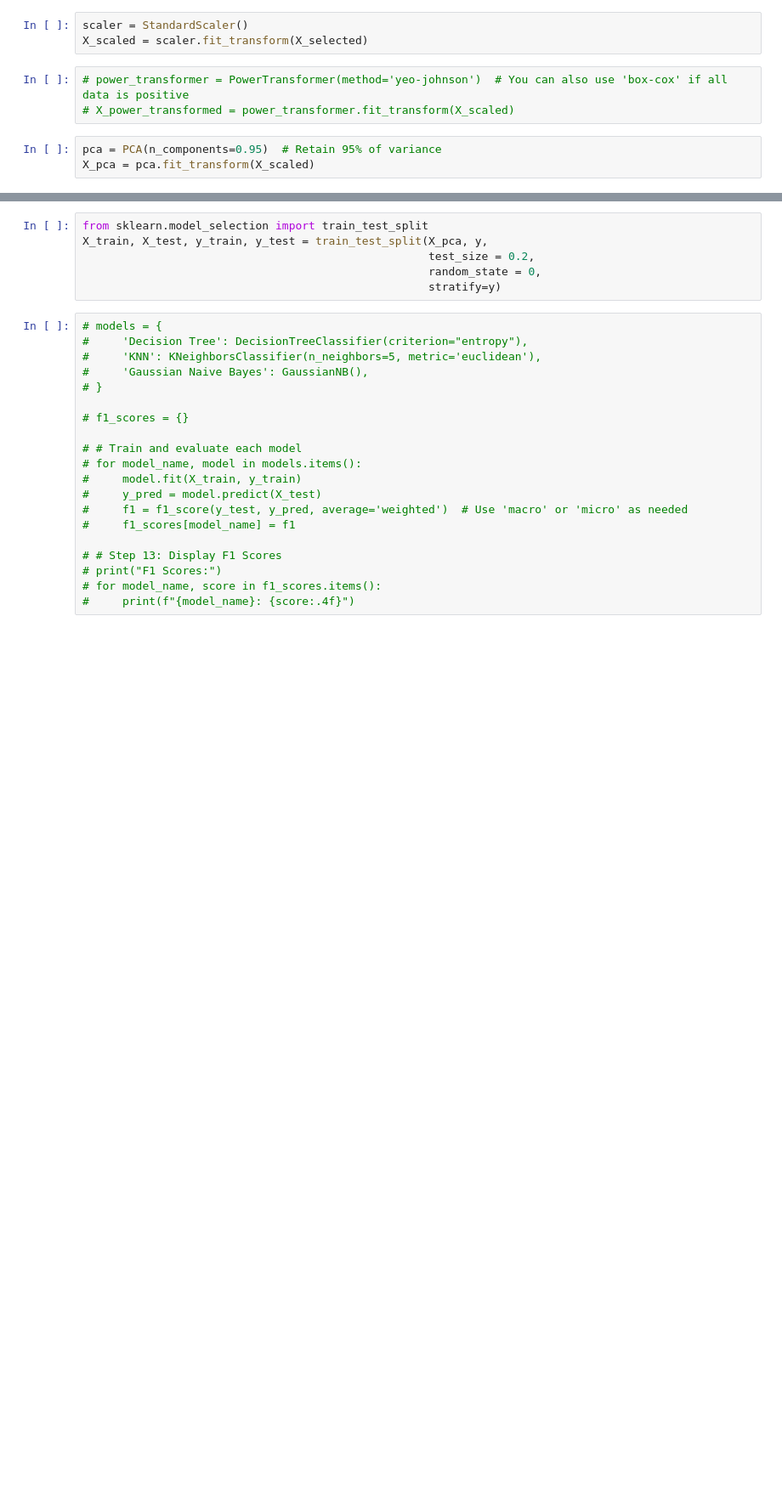
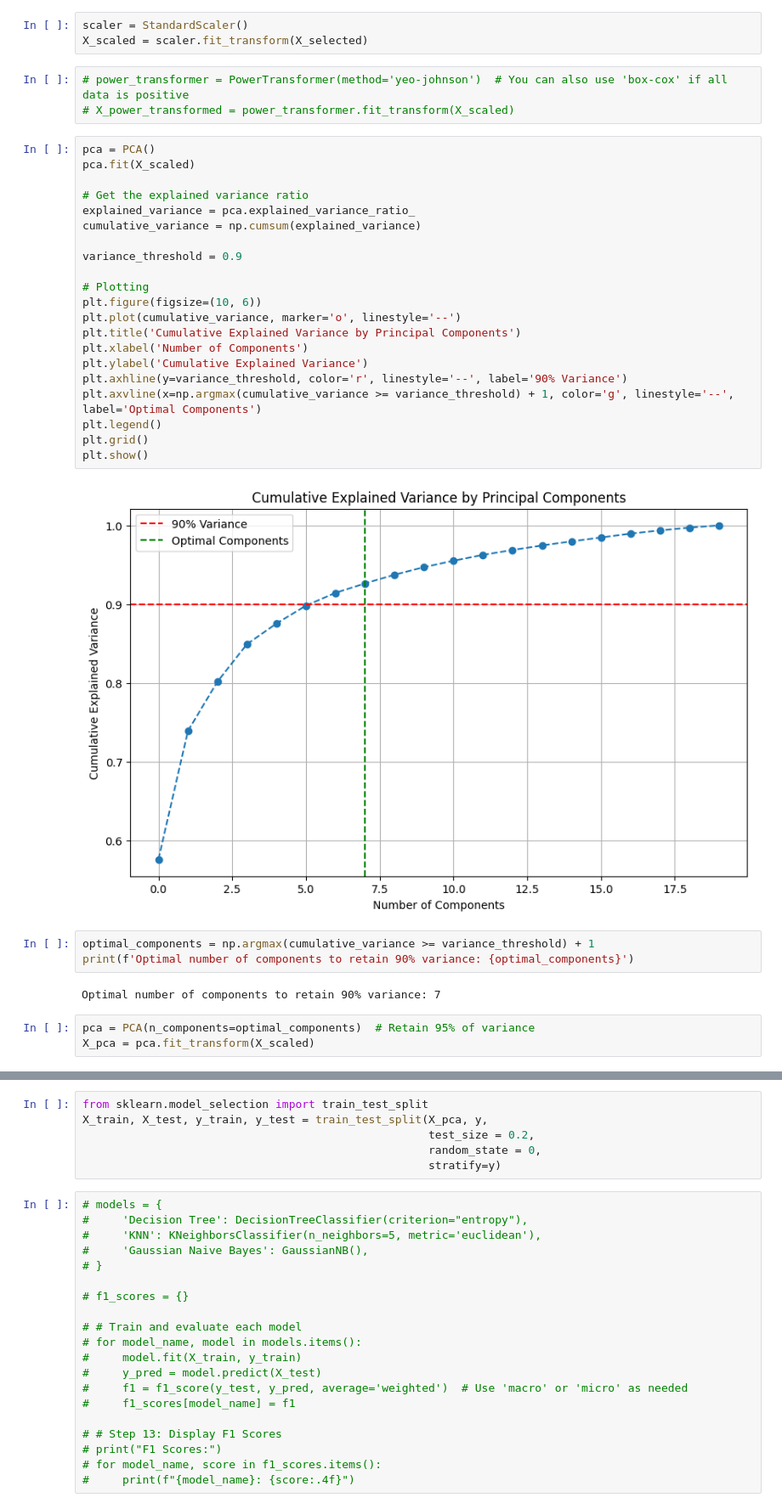
Before and after one commit to FrancescoMichael/Tubes2-AI, a Jupyter notebook: test.ipynb, the cells around one changed output, grey strips where cells are left out. Shown at 85% size. Cells and saved outputs as stored; diff of their text form; blank space fills up the shorter version.

```diff
--- a/test.ipynb
+++ b/test.ipynb
@@ -202,6 +211,34 @@ X_scaled = scaler.fit_transform(X_selected)
 # %%
 # power_transformer = PowerTransformer(method='yeo-johnson')  # You can also use 'box-cox' if all data is positive
 # X_power_transformed = power_transformer.fit_transform(X_scaled)
+# %%
+pca = PCA()
+pca.fit(X_scaled)
+
+# Get the explained variance ratio
+explained_variance = pca.explained_variance_ratio_
+cumulative_variance = np.cumsum(explained_variance)
+
+variance_threshold = 0.9
+
+# Plotting
+plt.figure(figsize=(10, 6))
+plt.plot(cumulative_variance, marker='o', linestyle='--')
+plt.title('Cumulative Explained Variance by Principal Components')
+plt.xlabel('Number of Components')
+plt.ylabel('Cumulative Explained Variance')
+plt.axhline(y=variance_threshold, color='r', linestyle='--', label='90% Variance')
+plt.axvline(x=np.argmax(cumulative_variance >= variance_threshold) + 1, color='g', linestyle='--', label='Optimal Components')
+plt.legend()
+plt.grid()
+plt.show()
+# %% [output]
+[figure, added]
+# %%
+optimal_components = np.argmax(cumulative_variance >= variance_threshold) + 1
+print(f'Optimal number of components to retain 90% variance: {optimal_components}')
+# %% [output]
+Optimal number of components to retain 90% variance: 7
 # %%
-pca = PCA(n_components=0.95)  # Retain 95% of variance
+pca = PCA(n_components=optimal_components)  # Retain 95% of variance
 X_pca = pca.fit_transform(X_scaled)
```
Also changed, not shown: parts of 11 cells of this notebook.
